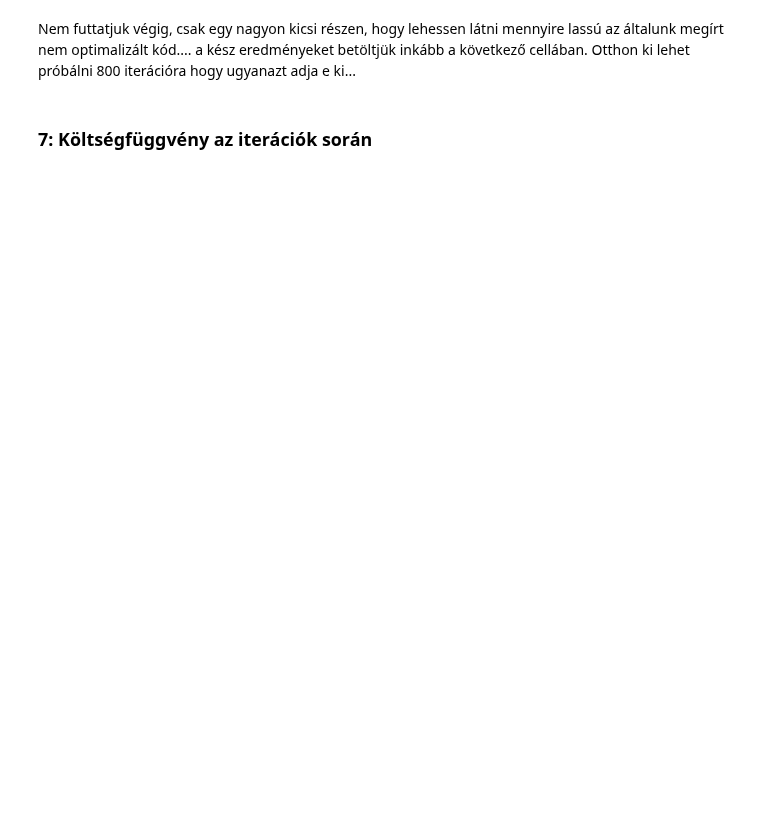
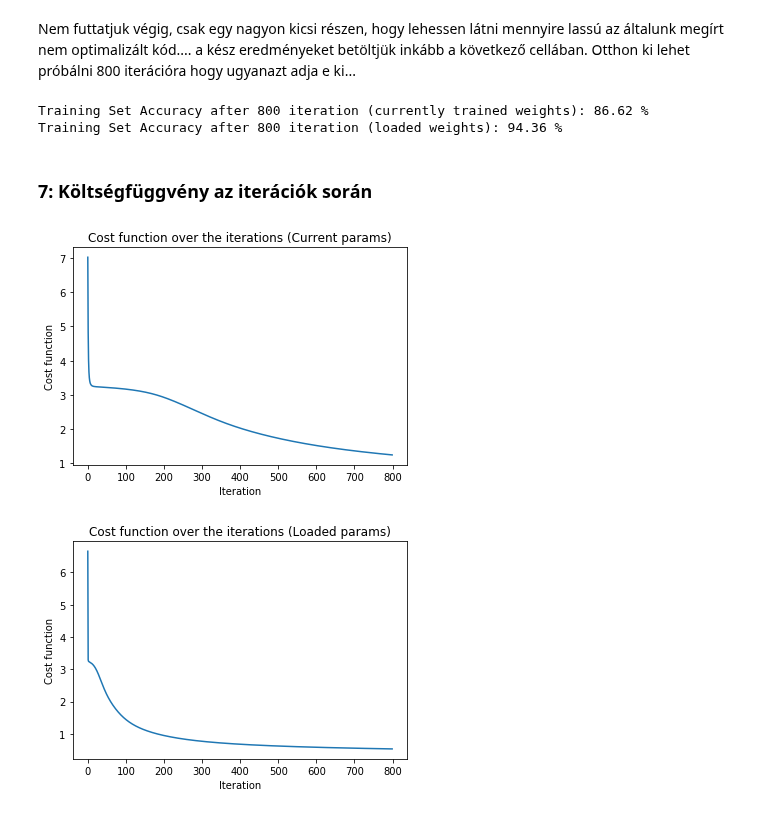
Before and after one commit to Fortuz/MIKRO_lab, a Jupyter notebook: AdaptiveRoboLabor/Jupyter/L07_NeuralNetworkTrain/L07 - NeuralNetworkTrain.ipynb, the cells around one changed output. Drawn from its saved outputs; the diff is of its cells as text; code cells hidden in the pictures; blank space fills up the shorter version.

```diff
--- a/AdaptiveRoboLabor/Jupyter/L07_NeuralNetworkTrain/L07 - NeuralNetworkTrain.ipynb
+++ b/AdaptiveRoboLabor/Jupyter/L07_NeuralNetworkTrain/L07 - NeuralNetworkTrain.ipynb
@@ -257,7 +257,8 @@ def nnCostFunction(nn_params, input_layer_size, hidden_layer_size, num_labels, X
 
     # Back Propagation
     #########################################################################################
-    sigma3 = A3 - Y # Nincs sigmoid derivált, így nagyobb hiba érhető el és gyorsabb konvergencia
+    sigma3 = y_hat - Y
+    sigma3 = sigma3 * sigmoidGradient(S3)
     sigma2 = (sigma3 @ w2) * sigmoidGradient(np.hstack((np.ones([S2.shape[0],1]), S2)))
     sigma2 = sigma2[:, 1:]
 
@@ -332,0 +333,8 @@ w2 = nnw[((input_layer_size +1)* hidden_layer_size ):].reshape(num_labels,hidden
+# %%
+lr_rate = 0.9
+num_iter = 800
+Lambda = 0.1
+
+nnw, nnC_history = gradientDescentnn(X,y,initial_nn_params,lr_rate,num_iter,Lambda,input_layer_size,hidden_layer_size,num_labels)
+w1 = nnw[:((input_layer_size+1) * hidden_layer_size)].reshape(hidden_layer_size,input_layer_size+1)
+w2 = nnw[((input_layer_size +1)* hidden_layer_size ):].reshape(num_labels,hidden_layer_size+1)
@@ -356,9 +379,33 @@ print('Training Set Accuracy:',acc,'%')
+# %%
+pred = predict(w1,w2,X)
+acc = accuracy(pred,y)
+
+print('Training Set Accuracy after %.0f iteration (currently trained weights): %.2f %%' % (num_iter,acc))
+
+w1_r = np.loadtxt("w1_final.txt")
+w2_r = np.loadtxt("w2_final.txt")
+
+pred_800 = predict(w1_r,w2_r,X)
+acc_800 = accuracy(pred_800,y)
+print('Training Set Accuracy after 800 iteration (loaded weights): %.2f %%' % acc_800)
+# %% [output]
+Training Set Accuracy after 800 iteration (currently trained weights): 86.62 %
+Training Set Accuracy after 800 iteration (loaded weights): 94.36 %
 # %% [markdown]
 ### 7: Költségfüggvény az iterációk során
 # %%
-nnC_history=np.loadtxt("nnC_history_800.txt")
 plt.plot(nnC_history)
 plt.xlabel('Iteration')
 plt.ylabel('Cost function')
-plt.title('Cost function over the iterations')
+plt.title('Cost function over the iterations (Current params)')
 plt.show()
+
+nnC_history_load=np.loadtxt("nnC_history_800.txt")
+plt.plot(nnC_history_load)
+plt.xlabel('Iteration')
+plt.ylabel('Cost function')
+plt.title('Cost function over the iterations (Loaded params)')
+plt.show()
+# %% [output]
+[figure, added]
+[figure, added]
```
Also changed, not shown: parts of 11 cells of this notebook.
